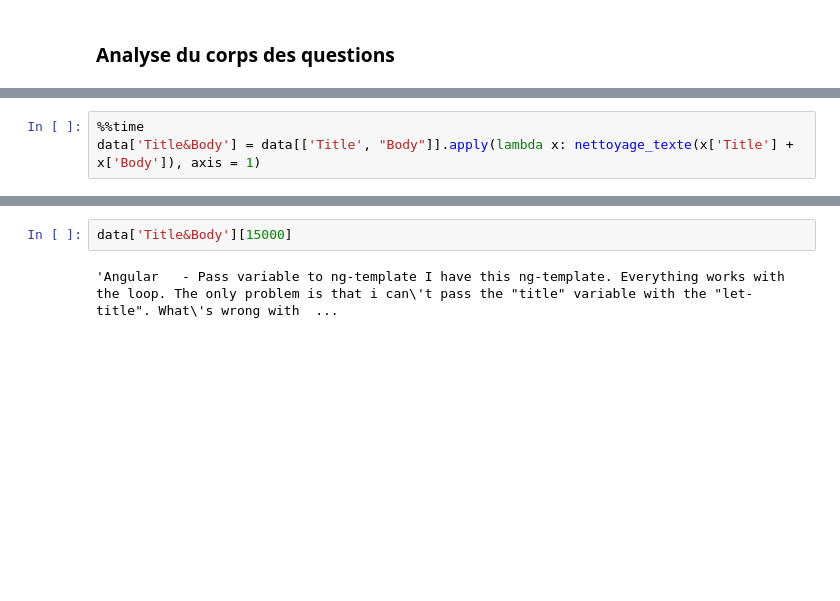
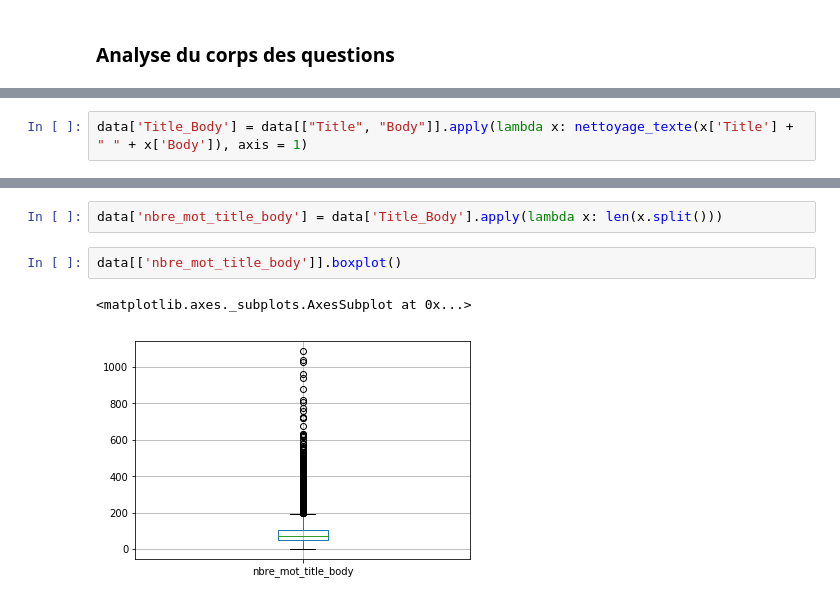
Before and after one commit to liesOne/tp_6, a Jupyter notebook: analyse_stackoverflow.ipynb, the cells around one changed output, grey strips where cells are left out. Cells and saved outputs as stored; diff of their text form; blank space fills up the shorter version.

Commit message:
ajout analyse nombre mots vs nbre mots code + analyse nbre de mots restant après nettoyage

```diff
--- a/analyse_stackoverflow.ipynb
+++ b/analyse_stackoverflow.ipynb
@@ -142,5 +169,4 @@ def nettoyage_texte(texte):
             texte = re.sub(motif, " ", texte)
     return texte
 # %%
-%%time
-data['Title&Body'] = data[['Title', "Body"]].apply(lambda x: nettoyage_texte(x['Title'] + x['Body']), axis = 1)
+data['Title_Body'] = data[["Title", "Body"]].apply(lambda x: nettoyage_texte(x['Title'] + " " + x['Body']), axis = 1)
@@ -149,4 +173,7 @@ Wall time: 5.61 s
-# %%
-data['Title&Body'][15000]
-# %% [output]
-'Angular   - Pass variable to ng-template I have this ng-template. Everything works with the loop. The only problem is that i can\'t pass the "title" variable with the "let-title". What\'s wrong with  ...
+# %%
+data['nbre_mot_title_body'] = data['Title_Body'].apply(lambda x: len(x.split()))
+# %%
+data[['nbre_mot_title_body']].boxplot()
+# %% [output]
+<matplotlib.axes._subplots.AxesSubplot at 0x...>
+[figure, added]
```
Also changed, not shown: parts of 25 cells of this notebook.
